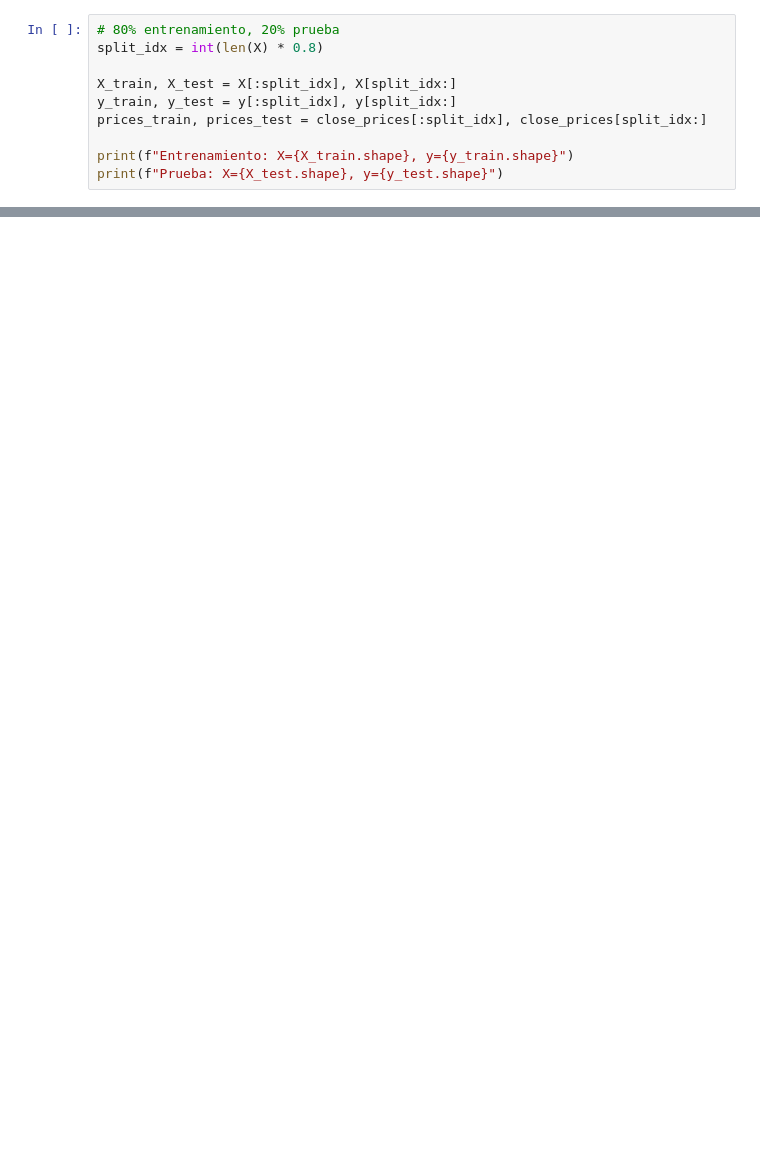
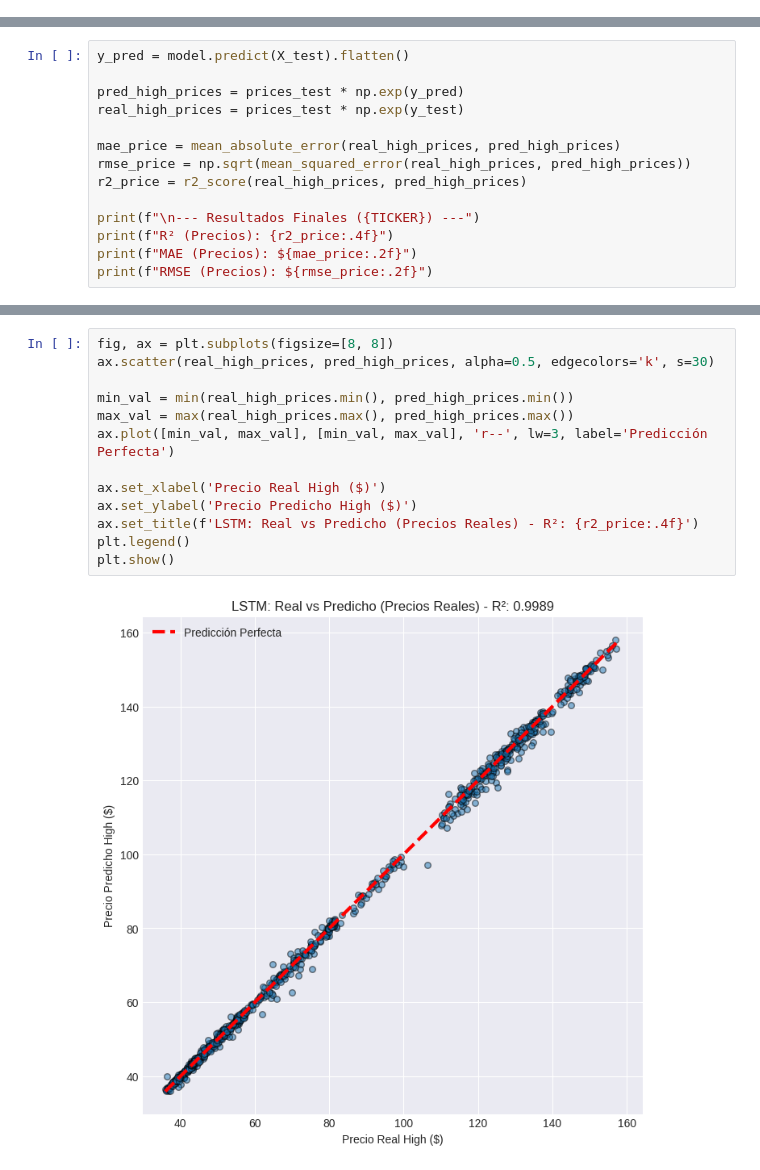
Before and after one commit to vinconig/Stonks, a Jupyter notebook: LSTM_Stock.ipynb, the cells around one changed output, grey strips where cells are left out. Cells and saved outputs as stored; diff of their text form; blank space fills up the shorter version.

```diff
--- a/LSTM_Stock.ipynb
+++ b/LSTM_Stock.ipynb
@@ -82,10 +66,0 @@ Forma de y: (5451,)
-# %%
-# 80% entrenamiento, 20% prueba
-split_idx = int(len(X) * 0.8)
-
-X_train, X_test = X[:split_idx], X[split_idx:]
-y_train, y_test = y[:split_idx], y[split_idx:]
-prices_train, prices_test = close_prices[:split_idx], close_prices[split_idx:]
-
-print(f"Entrenamiento: X={X_train.shape}, y={y_train.shape}")
-print(f"Prueba: X={X_test.shape}, y={y_test.shape}")
@@ -169,0 +110,14 @@ Epoch 50/50
+# %%
+y_pred = model.predict(X_test).flatten()
+
+pred_high_prices = prices_test * np.exp(y_pred)
+real_high_prices = prices_test * np.exp(y_test)
+
+mae_price = mean_absolute_error(real_high_prices, pred_high_prices)
+rmse_price = np.sqrt(mean_squared_error(real_high_prices, pred_high_prices))
+r2_price = r2_score(real_high_prices, pred_high_prices)
+
+print(f"\n--- Resultados Finales ({TICKER}) ---")
+print(f"R² (Precios): {r2_price:.4f}")
+print(f"MAE (Precios): ${mae_price:.2f}")
+print(f"RMSE (Precios): ${rmse_price:.2f}")
@@ -169,0 +131,15 @@ Epoch 50/50
+# %%
+fig, ax = plt.subplots(figsize=[8, 8])
+ax.scatter(real_high_prices, pred_high_prices, alpha=0.5, edgecolors='k', s=30)
+
+min_val = min(real_high_prices.min(), pred_high_prices.min())
+max_val = max(real_high_prices.max(), pred_high_prices.max())
+ax.plot([min_val, max_val], [min_val, max_val], 'r--', lw=3, label='Predicción Perfecta')
+
+ax.set_xlabel('Precio Real High ($)')
+ax.set_ylabel('Precio Predicho High ($)')
+ax.set_title(f'LSTM: Real vs Predicho (Precios Reales) - R²: {r2_price:.4f}')
+plt.legend()
+plt.show()
+# %% [output]
+[figure, added]
```
Also changed, not shown: parts of 13 cells of this notebook.
